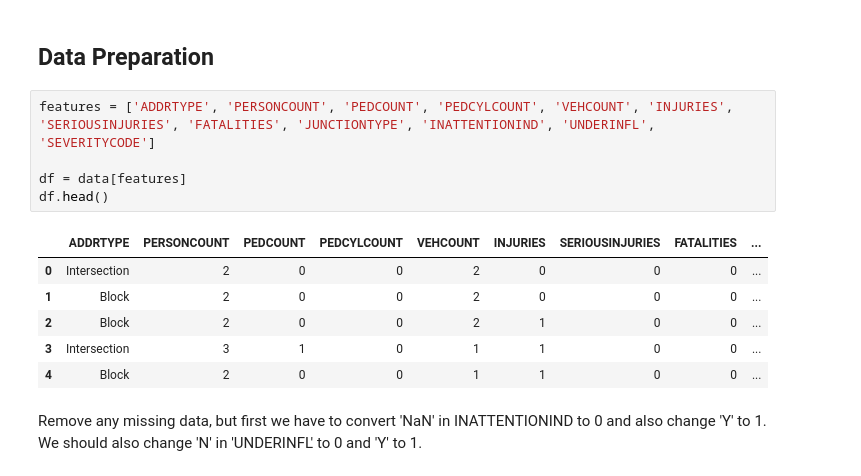
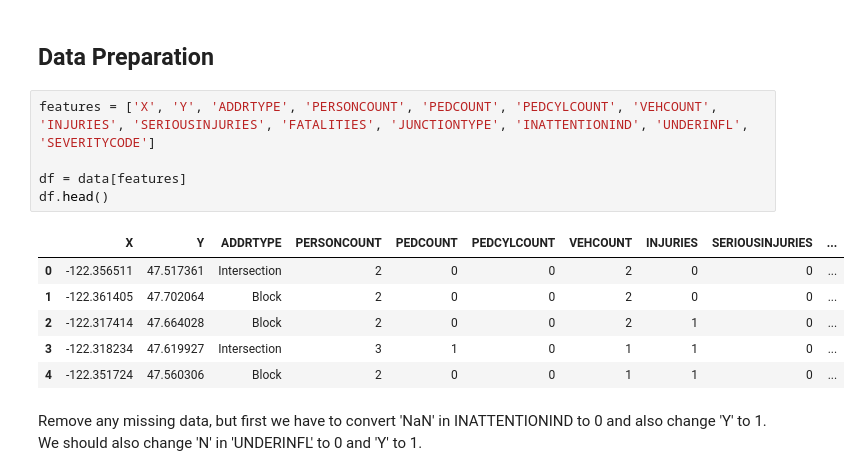
Before and after one commit to Prakhosha/Coursera_Capstone, a Jupyter notebook: notebook.ipynb, the cells around one changed output. Saved outputs shown, nothing was run; the diff lists cells and outputs as text.

```diff
--- a/notebook.ipynb
+++ b/notebook.ipynb
@@ -73,17 +84,17 @@ data.head()
 # %% [markdown]
 ## Data Preparation
 # %%
-features = ['ADDRTYPE', 'PERSONCOUNT', 'PEDCOUNT', 'PEDCYLCOUNT', 'VEHCOUNT', 'INJURIES', 'SERIOUSINJURIES', 'FATALITIES', 'JUNCTIONTYPE', 'INATTENTIONIND', 'UNDERINFL', 'SEVERITYCODE']
+features = ['X', 'Y', 'ADDRTYPE', 'PERSONCOUNT', 'PEDCOUNT', 'PEDCYLCOUNT', 'VEHCOUNT', 'INJURIES', 'SERIOUSINJURIES', 'FATALITIES', 'JUNCTIONTYPE', 'INATTENTIONIND', 'UNDERINFL', 'SEVERITYCODE']
 
 df = data[features]
 df.head()
 # %% [output]
-|  | ADDRTYPE | PERSONCOUNT | PEDCOUNT | PEDCYLCOUNT | VEHCOUNT | INJURIES | SERIOUSINJURIES | FATALITIES | ... |
-| 0 | Intersection | 2 | 0 | 0 | 2 | 0 | 0 | 0 | ... |
-| 1 | Block | 2 | 0 | 0 | 2 | 0 | 0 | 0 | ... |
-| 2 | Block | 2 | 0 | 0 | 2 | 1 | 0 | 0 | ... |
-| 3 | Intersection | 3 | 1 | 0 | 1 | 1 | 0 | 0 | ... |
-| 4 | Block | 2 | 0 | 0 | 1 | 1 | 0 | 0 | ... |
+|  | X | Y | ADDRTYPE | PERSONCOUNT | PEDCOUNT | PEDCYLCOUNT | VEHCOUNT | INJURIES | SERIOUSINJURIES | ... |
+| 0 | -122.356511 | 47.517361 | Intersection | 2 | 0 | 0 | 2 | 0 | 0 | ... |
+| 1 | -122.361405 | 47.702064 | Block | 2 | 0 | 0 | 2 | 0 | 0 | ... |
+| 2 | -122.317414 | 47.664028 | Block | 2 | 0 | 0 | 2 | 1 | 0 | ... |
+| 3 | -122.318234 | 47.619927 | Intersection | 3 | 1 | 0 | 1 | 1 | 0 | ... |
+| 4 | -122.351724 | 47.560306 | Block | 2 | 0 | 0 | 1 | 1 | 0 | ... |
 # %% [markdown]
 Remove any missing data, but first we have to convert 'NaN' in INATTENTIONIND to 0 and also change 'Y' to 1. We should also change 'N' in 'UNDERINFL' to 0 and 'Y' to 1.
 # %%
```
Also changed, not shown: parts of 12 cells of this notebook, 1 other file.
